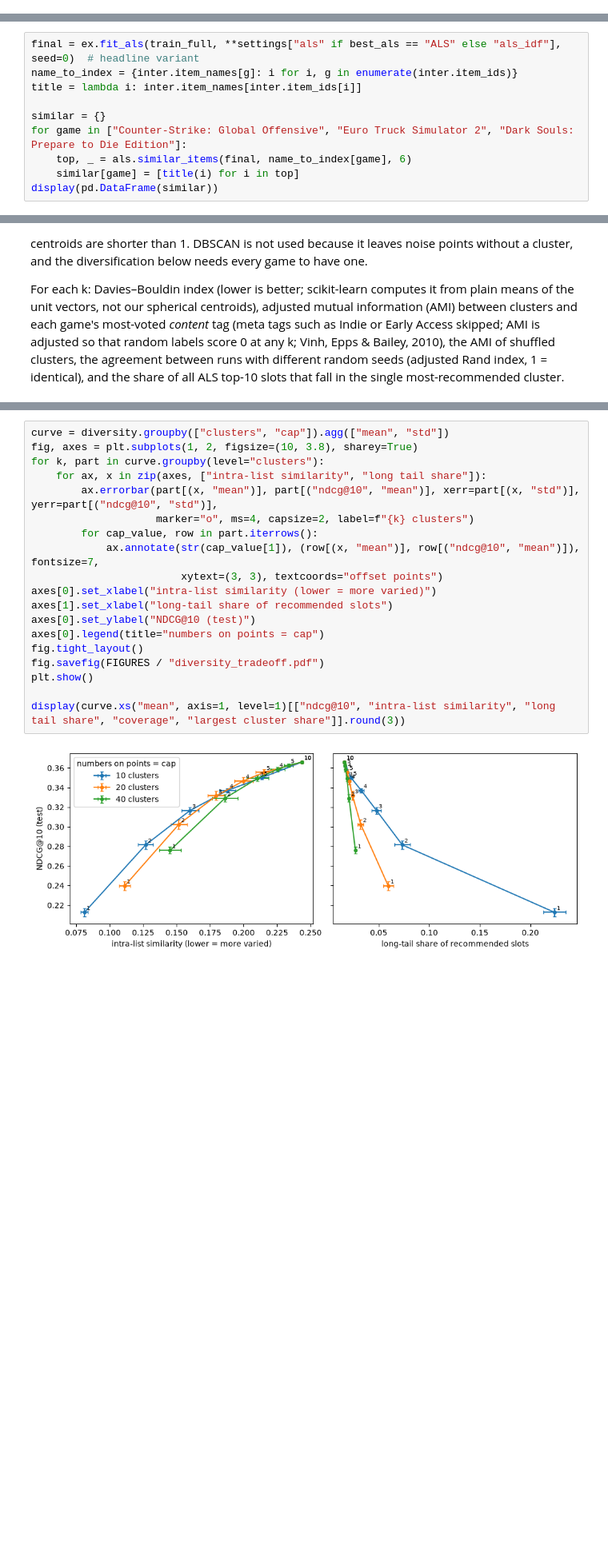
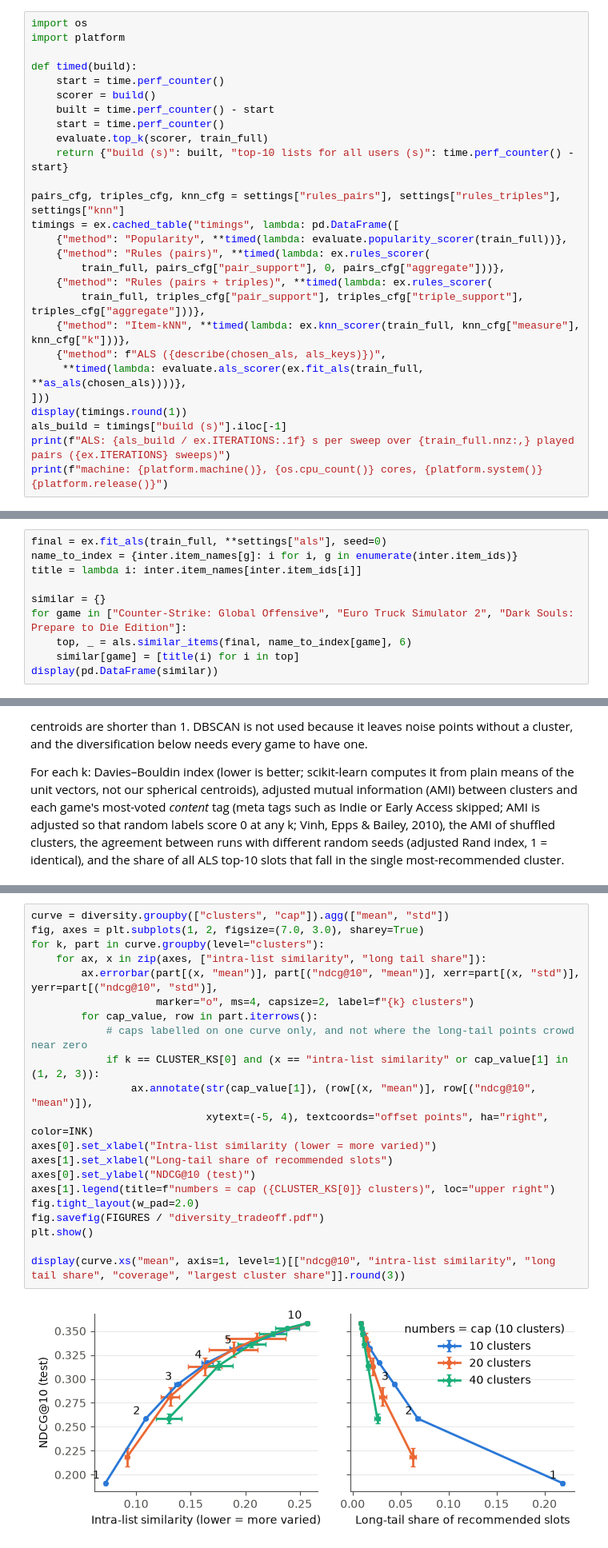
Before and after one commit to sribn/02807-computational-tools-for-data-science, a Jupyter notebook: recommender.ipynb, the cells around one changed output, grey strips where cells are left out. Shown at 80% size. Drawn from its saved outputs; the diff is of its cells as text; blank space fills up the shorter version.

```diff
--- a/recommender.ipynb
+++ b/recommender.ipynb
@@ -494,0 +413,27 @@ same NDCG order on every split: True
+# %%
+import os
+import platform
+
+def timed(build):
+    start = time.perf_counter()
+    scorer = build()
+    built = time.perf_counter() - start
+    start = time.perf_counter()
+    evaluate.top_k(scorer, train_full)
+    return {"build (s)": built, "top-10 lists for all users (s)": time.perf_counter() - start}
+
+pairs_cfg, triples_cfg, knn_cfg = settings["rules_pairs"], settings["rules_triples"], settings["knn"]
+timings = ex.cached_table("timings", lambda: pd.DataFrame([
+    {"method": "Popularity", **timed(lambda: evaluate.popularity_scorer(train_full))},
+    {"method": "Rules (pairs)", **timed(lambda: ex.rules_scorer(
+        train_full, pairs_cfg["pair_support"], 0, pairs_cfg["aggregate"]))},
+    {"method": "Rules (pairs + triples)", **timed(lambda: ex.rules_scorer(
+        train_full, triples_cfg["pair_support"], triples_cfg["triple_support"], triples_cfg["aggregate"]))},
+    {"method": "Item-kNN", **timed(lambda: ex.knn_scorer(train_full, knn_cfg["measure"], knn_cfg["k"]))},
+    {"method": f"ALS ({describe(chosen_als, als_keys)})",
+     **timed(lambda: evaluate.als_scorer(ex.fit_als(train_full, **as_als(chosen_als))))},
+]))
+display(timings.round(1))
+als_build = timings["build (s)"].iloc[-1]
+print(f"ALS: {als_build / ex.ITERATIONS:.1f} s per sweep over {train_full.nnz:,} played pairs ({ex.ITERATIONS} sweeps)")
+print(f"machine: {platform.machine()}, {os.cpu_count()} cores, {platform.system()} {platform.release()}")
@@ -524,5 +478,5 @@ The headline ALS model, refitted on split 0's training + validation games.
 # %%
-final = ex.fit_als(train_full, **settings["als" if best_als == "ALS" else "als_idf"], seed=0)  # headline variant
+final = ex.fit_als(train_full, **settings["als"], seed=0)
 name_to_index = {inter.item_names[g]: i for i, g in enumerate(inter.item_ids)}
 title = lambda i: inter.item_names[inter.item_ids[i]]
 
@@ -612,23 +567,25 @@ described at k = 9
 # %%
 curve = diversity.groupby(["clusters", "cap"]).agg(["mean", "std"])
-fig, axes = plt.subplots(1, 2, figsize=(10, 3.8), sharey=True)
+fig, axes = plt.subplots(1, 2, figsize=(7.0, 3.0), sharey=True)
 for k, part in curve.groupby(level="clusters"):
     for ax, x in zip(axes, ["intra-list similarity", "long tail share"]):
         ax.errorbar(part[(x, "mean")], part[("ndcg@10", "mean")], xerr=part[(x, "std")], yerr=part[("ndcg@10", "std")],
                     marker="o", ms=4, capsize=2, label=f"{k} clusters")
         for cap_value, row in part.iterrows():
-            ax.annotate(str(cap_value[1]), (row[(x, "mean")], row[("ndcg@10", "mean")]), fontsize=7,
-                        xytext=(3, 3), textcoords="offset points")
-axes[0].set_xlabel("intra-list similarity (lower = more varied)")
-axes[1].set_xlabel("long-tail share of recommended slots")
+            # caps labelled on one curve only, and not where the long-tail points crowd near zero
+            if k == CLUSTER_KS[0] and (x == "intra-list similarity" or cap_value[1] in (1, 2, 3)):
+                ax.annotate(str(cap_value[1]), (row[(x, "mean")], row[("ndcg@10", "mean")]),
+                            xytext=(-5, 4), textcoords="offset points", ha="right", color=INK)
+axes[0].set_xlabel("Intra-list similarity (lower = more varied)")
+axes[1].set_xlabel("Long-tail share of recommended slots")
 axes[0].set_ylabel("NDCG@10 (test)")
-axes[0].legend(title="numbers on points = cap")
-fig.tight_layout()
+axes[1].legend(title=f"numbers = cap ({CLUSTER_KS[0]} clusters)", loc="upper right")
+fig.tight_layout(w_pad=2.0)
 fig.savefig(FIGURES / "diversity_tradeoff.pdf")
 plt.show()
 
 display(curve.xs("mean", axis=1, level=1)[["ndcg@10", "intra-list similarity", "long tail share", "coverage", "largest cluster share"]].round(3))
 # %% [output]
-[figure, old version]
+[figure, new version]
 |  |  | ndcg@10 | intra-list similarity | long tail share | coverage | largest cluster share |
 | clusters | cap |  |  |  |  |  |
```
Also changed, not shown: parts of 36 cells of this notebook, 5 other files.
